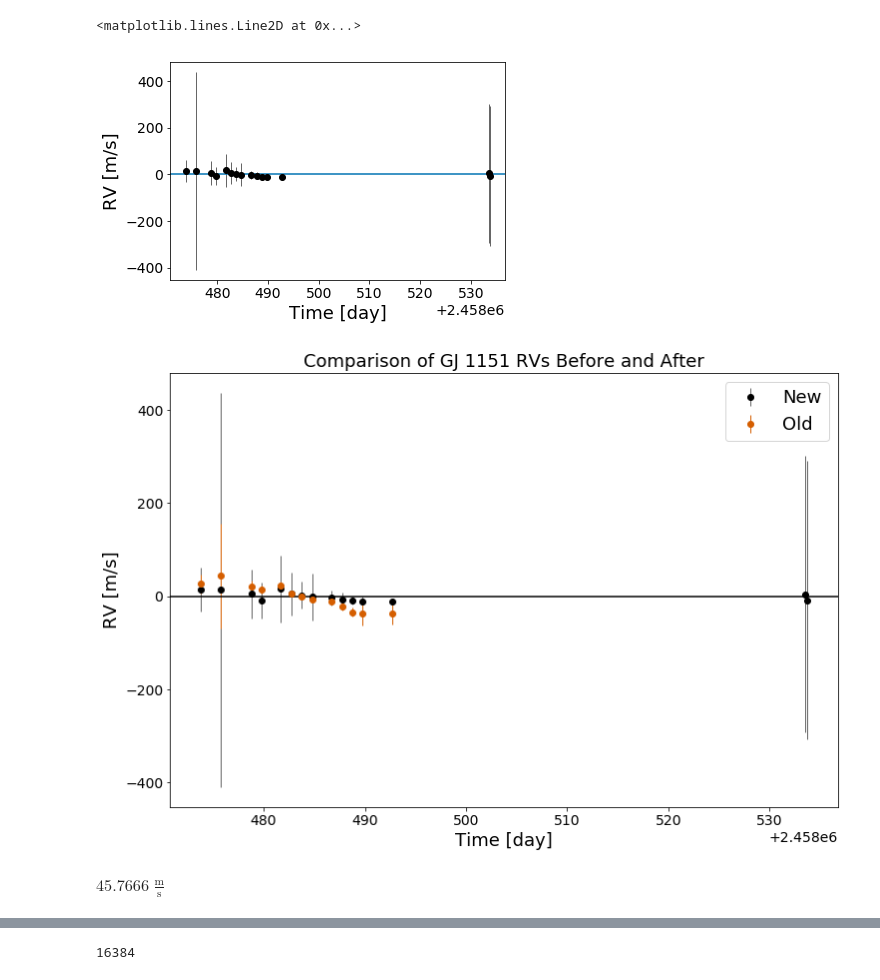
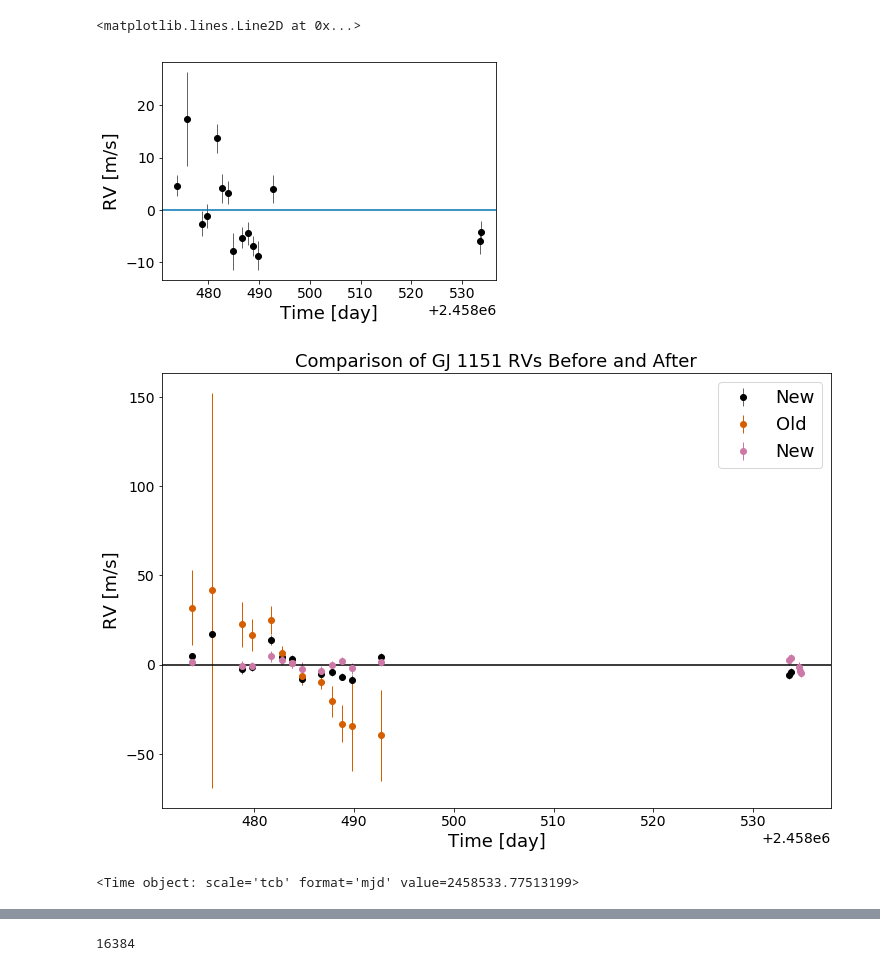
Before and after one commit to benjaminpope/video, a Jupyter notebook: notebooks/fit_rvs.ipynb, the cells around one changed output, grey strips where cells are left out. Cells and saved outputs as stored; diff of their text form; code cells hidden in the pictures.

```diff
--- a/notebooks/fit_rvs.ipynb
+++ b/notebooks/fit_rvs.ipynb
@@ -38,5 +44,10 @@ results_rvs.png     results_video.hdf5
 # %%
 fname = '../data/rvs_feb.csv'
-fname_old = '../data/rvs_new.csv'
+fname_old = '../rvs_old.csv'
+fname_new = '../rvs_feb.csv'
+fname_new = '../rvs0.csv'
+fname = '../rvs.csv'
+fname = '../data/rvs_fixed.csv'
 data = Table.read(fname)
 data_old = Table.read(fname_old)
+data_new = Table.read(fname_new)
@@ -65,10 +55,17 @@ Table length=15
 t = data['JD']
 rv = data['RV_wobble'] * u.m/u.s
 err =  data['RV_err_wobble'] * u.m/u.s
-err[~np.isfinite(err)] = 300 * u.m/u.s
+# err[~np.isfinite(err)] = 300 * u.m/u.s
+# err = 30*np.ones_like(data['RV_wobble'])* u.m/u.s
 data = RVData(t=t, rv=rv, stddev=err)
 
 t_old = data_old['JD']
 rv_old = data_old['RV_wobble'] * u.m/u.s
 err_old =  data_old['RV_err_wobble'] * u.m/u.s
 data_old = RVData(t=t_old, rv=rv_old, stddev=err_old)
+
+
+t_new = data_new['JD']
+rv_new = data_new['RV_wobble'] * u.m/u.s
+err_new =  data_new['RV_err_wobble'] * u.m/u.s
+data_new = RVData(t=t_new, rv=rv_new, stddev=err_new)
@@ -83,21 +76,22 @@ ax.set_ylabel("RV [m/s]") # doctest: +SKIP
 plt.axhline(0)
 # %% [output]
 <matplotlib.lines.Line2D at 0x...>
-[figure, old version]
+[figure, new version]
 # %%
 f = plt.figure(figsize=(12.0,8.0))
 
 ax = data.plot(label='New') # doctest: +SKIP
 data_old.plot(color=colours[2],ecolor=colours[2],label='Old')
+data_new.plot(color=colours[3],ecolor=colours[3],label='New')
 ax.set_xlabel("Time [day]") # doctest: +SKIP
 ax.set_ylabel("RV [m/s]") # doctest: +SKIP
 plt.axhline(0,color='k')
 plt.legend(fontsize=18)
 plt.title('Comparison of GJ 1151 RVs Before and After',fontsize=18)
 plt.savefig('before_and_after.png',bbox_inches='tight')
 # %% [output]
-[figure, old version]
+[figure, new version]
-# %%
-np.median(err)
-# %% [output]
-$45.7666 \; \mathrm{\frac{m}{s}}$
+# %%
+data.t.max()
+# %% [output]
+<Time object: scale='tcb' format='mjd' value=2458533.77513199>
```
Also changed, not shown: parts of 20 cells of this notebook, 8 other files.
